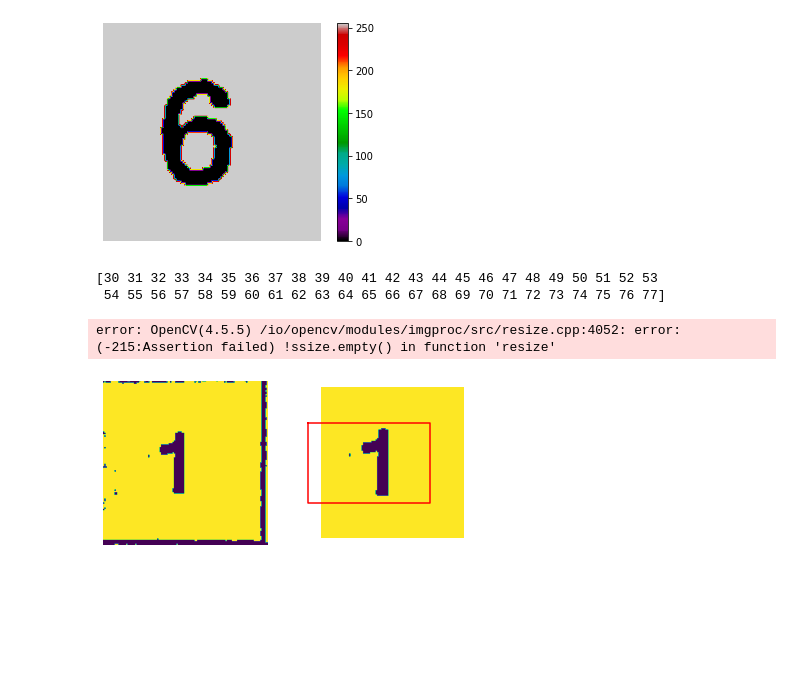
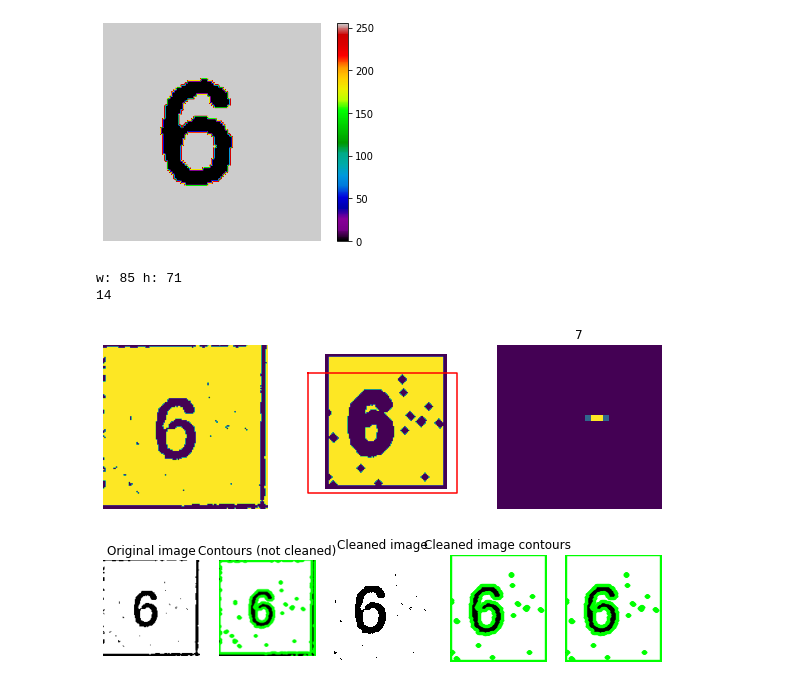
Before and after one commit to indykindyk/Sudoku-solver-opencv, a Jupyter notebook: src/gowno.ipynb, the cells around one changed output. Cells and saved outputs as stored; diff of their text form; code cells hidden in the pictures; blank space fills up the shorter version.

Commit message:
Experiment with cleaning images

```diff
--- a/src/gowno.ipynb
+++ b/src/gowno.ipynb
@@ -164,10 +164,13 @@ def cb(img):
     mean = img.mean()
     non_empty_columns = np.where(img.min(axis=0)<mean)[0]
     non_empty_rows = np.where(img.min(axis=1)<mean)[0]
-    box_w = max(non_empty_rows) - min(non_empty_rows)
+    box_w = max(non_empty_rows)+5 - min(non_empty_rows)-5
     box_h = max(non_empty_columns) - min(non_empty_rows)
-    to_add = box_w-box_h
-    print(non_empty_rows)
+    to_add = (box_w-box_h)
+    if to_add >= 20:
+        to_add = int((box_w-box_h)/2)
+    print(f"w: {box_w} h: {box_h}")
+    print(to_add)
     bb = (min(non_empty_rows)-5, max(non_empty_rows)+5, min(non_empty_columns)-to_add, max(non_empty_columns)+to_add)
     return bb
 
@@ -205,7 +208,7 @@ def pred_and_plot(img_path, model_path):
 
     img = img[5:]
     img = img[:-5]
-    img = np.delete(img, range(0,5), 1)
+    img = np.delete(img, range(0,10), 1)
     img = np.delete(img, range(-5, 0), 1)
 
     img1 = img
@@ -265,9 +348,12 @@ plt.axis(False);
 (98, 98, 1)
 [figure]
 # %%
-pred_and_plot("box56.png", "models/model-08-0.99.h5")
+pred_and_plot("box69.png", "models/model-08-0.99.h5")
 # %% [output]
-[30 31 32 33 34 35 36 37 38 39 40 41 42 43 44 45 46 47 48 49 50 51 52 53
- 54 55 56 57 58 59 60 61 62 63 64 65 66 67 68 69 70 71 72 73 74 75 76 77]
+w: 85 h: 71
+14
-error: OpenCV(4.5.5) /io/opencv/modules/imgproc/src/resize.cpp:4052: error: (-215:Assertion failed) !ssize.empty() in function 'resize'
-[figure, old version]
+[figure, new version]
+# %%
+cnt_and_vis("box69.png")
+# %% [output]
+[figure, added]
```
Also changed, not shown: parts of 1 cell of this notebook.
